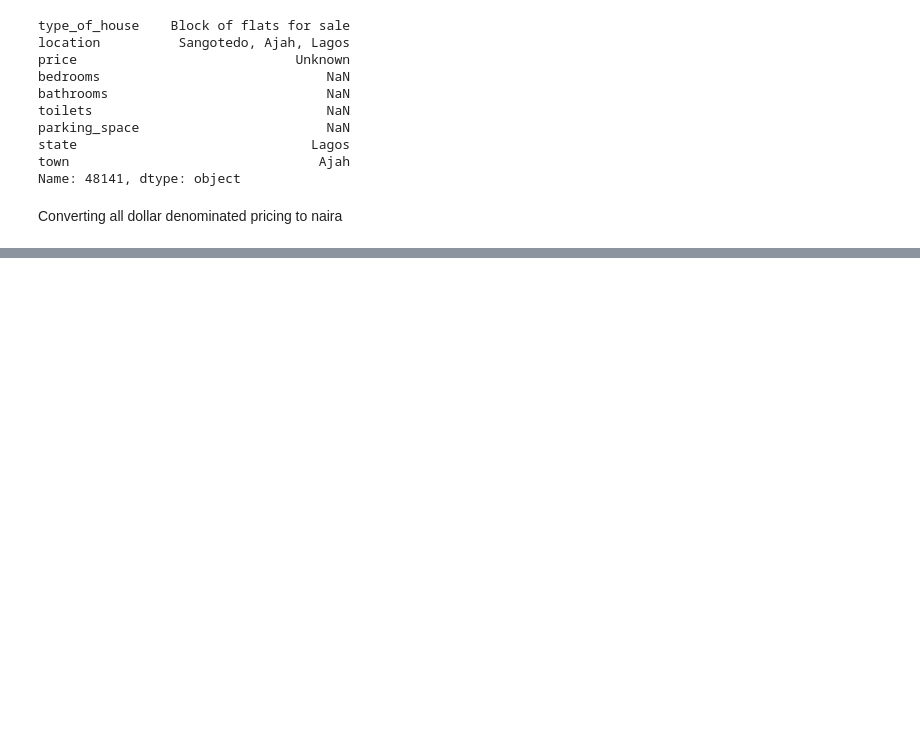
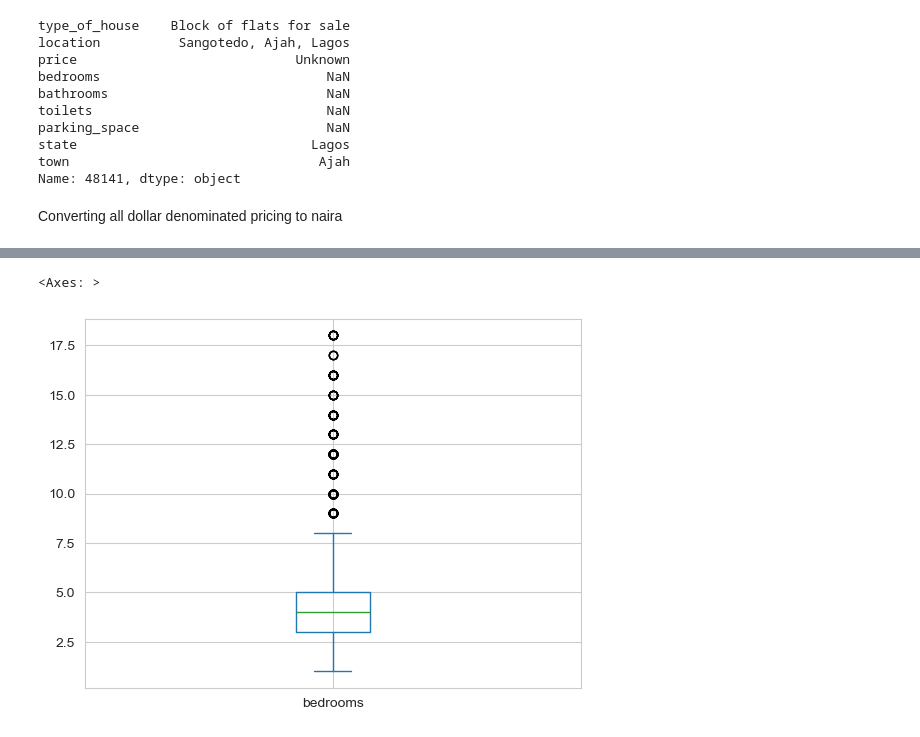
Before and after one commit to kingksjo/ng_houses, a Jupyter notebook: houses_analysis.ipynb, the cells around one changed output, grey strips where cells are left out. Cells and saved outputs as stored; diff of their text form; code cells hidden in the pictures; blank space fills up the shorter version.

```diff
--- a/houses_analysis.ipynb
+++ b/houses_analysis.ipynb
@@ -178,0 +191,5 @@ data = data[~data["price"].isna()]
+# %%
+data["bedrooms"].plot(kind="box")
+# %% [output]
+<Axes: >
+[figure, added]
```
Also changed, not shown: parts of 13 cells of this notebook.
